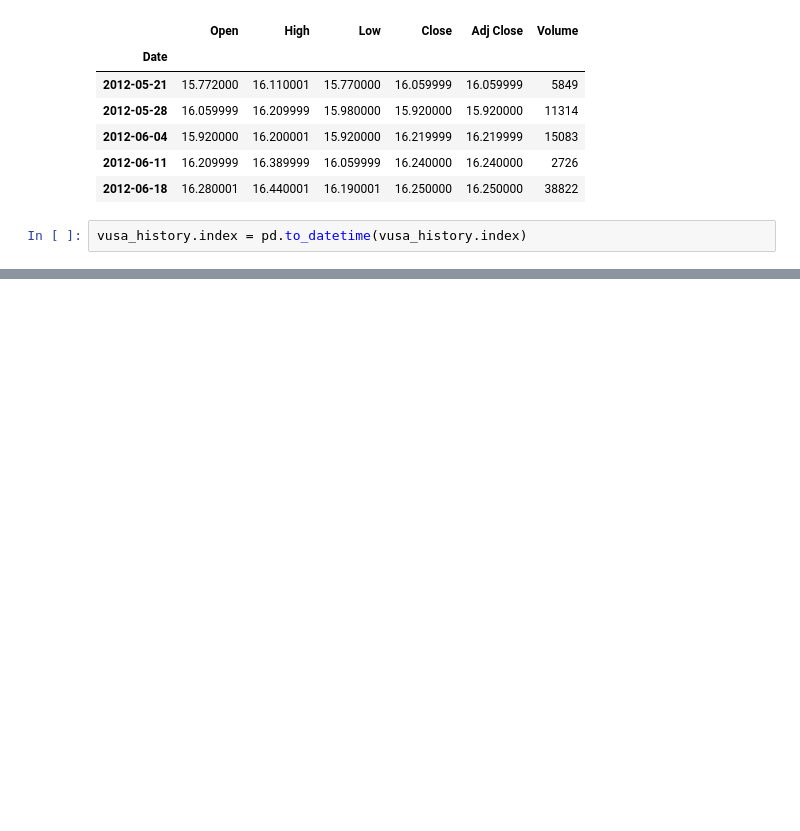
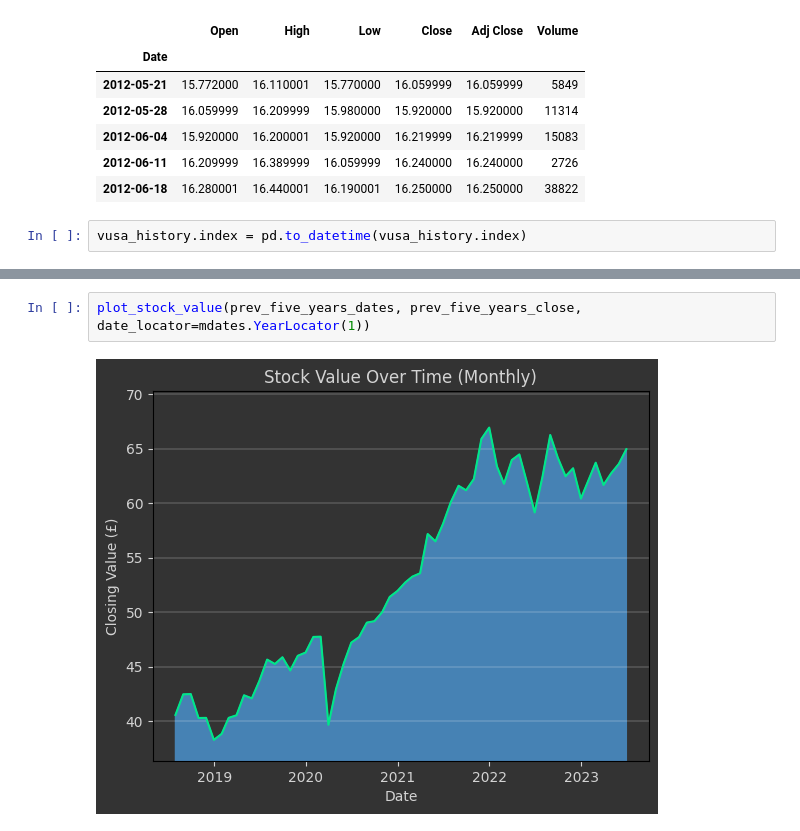
Before and after one commit to ydusf/VUSA-Market-Analysis, a Jupyter notebook: analysis/vusa_analysis.ipynb, the cells around one changed output, grey strips where cells are left out. Drawn from its saved outputs; the diff is of its cells as text; blank space fills up the shorter version.

```diff
--- a/analysis/vusa_analysis.ipynb
+++ b/analysis/vusa_analysis.ipynb
@@ -77,0 +86,4 @@ plot_stock_value(prev_year_dates, prev_year_close, date_locator=mdates.MonthLoca
+# %%
+plot_stock_value(prev_five_years_dates, prev_five_years_close, date_locator=mdates.YearLocator(1))
+# %% [output]
+[figure, added]
```
Also changed, not shown: parts of 4 cells of this notebook.
